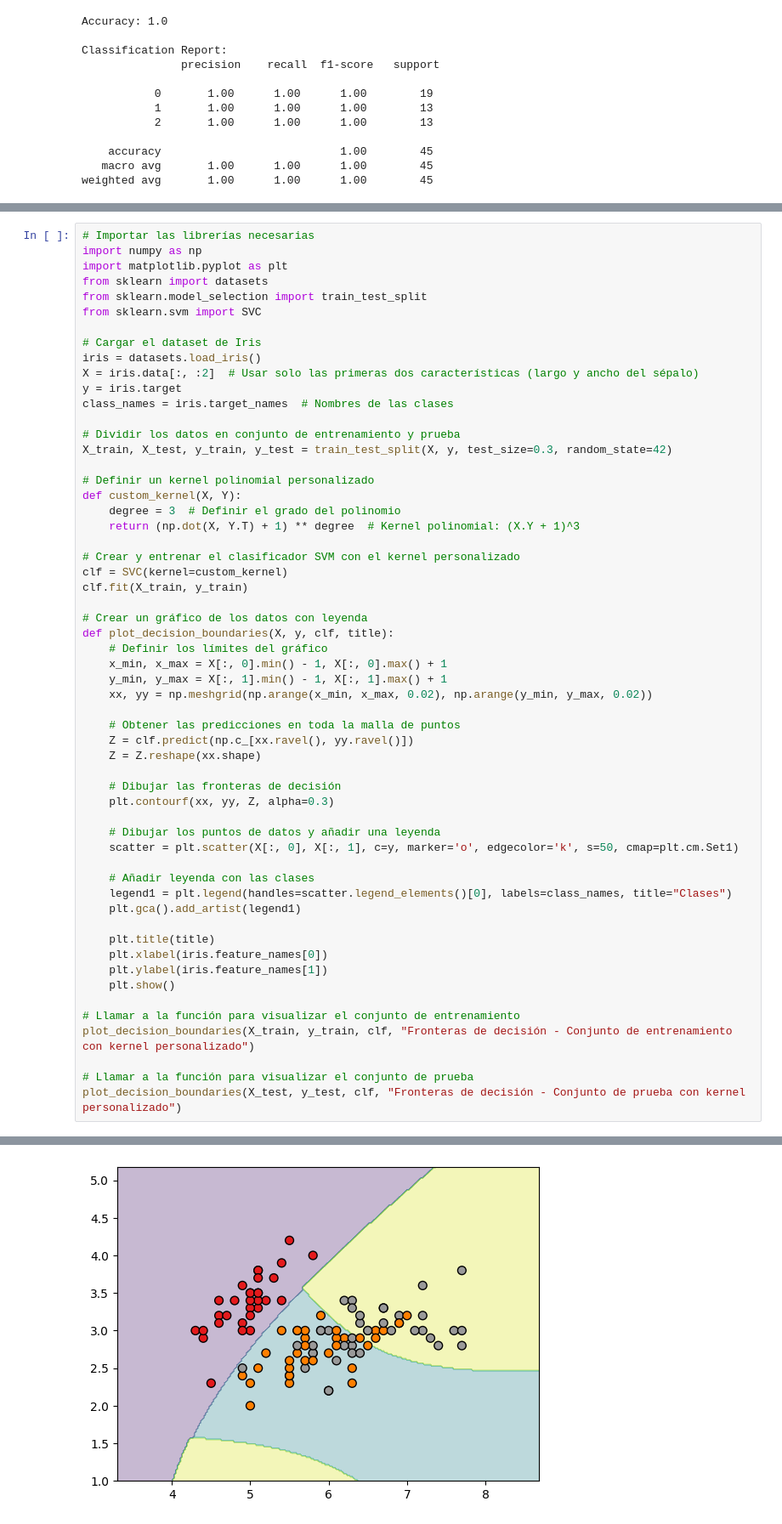
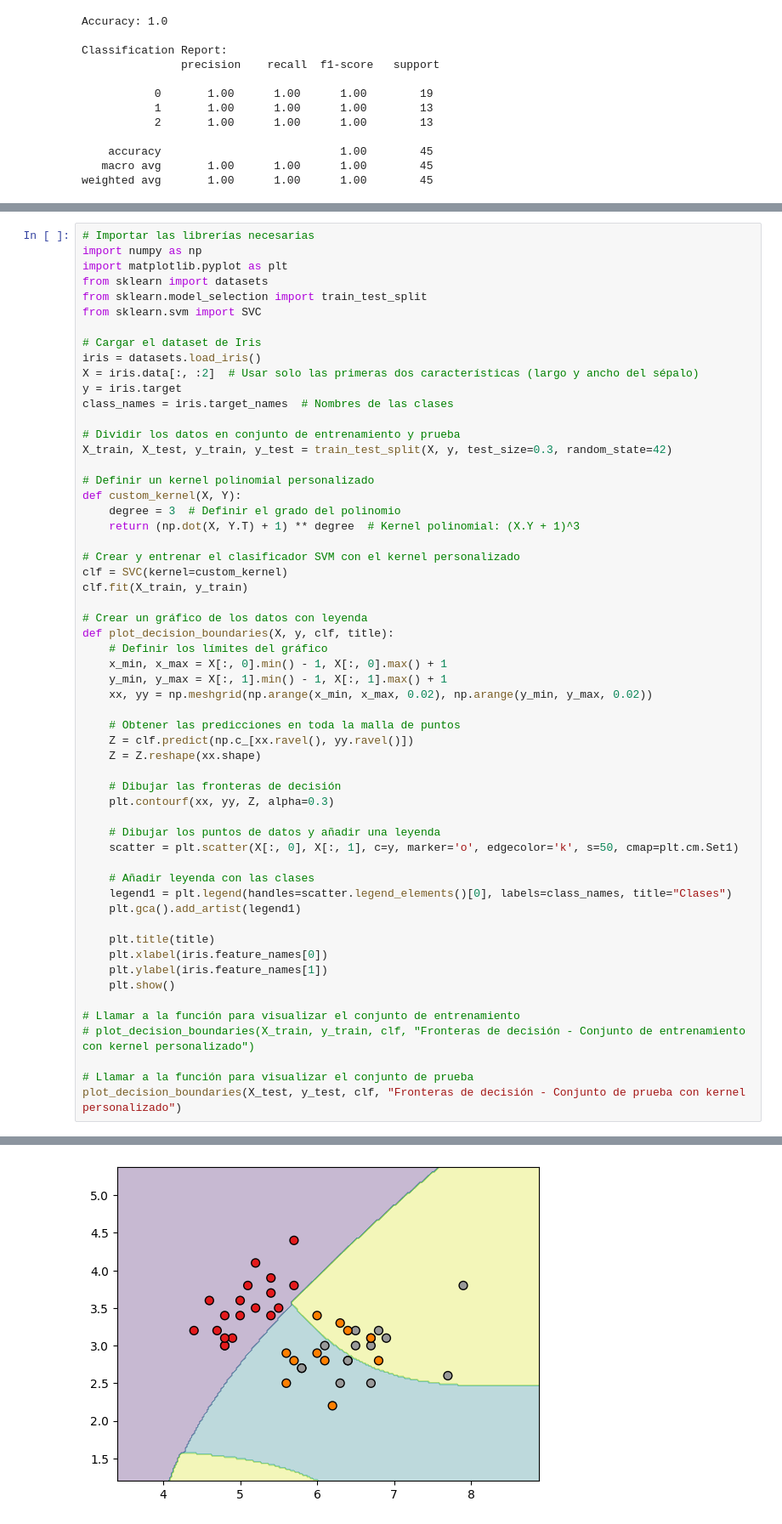
Before and after one commit to Alf-caput/qiskit-ufv, a Jupyter notebook: Clase2-SVM.ipynb, the cells around one changed output, grey strips where cells are left out. Shown at 85% size. Drawn from its saved outputs; the diff is of its cells as text.

Commit message:
Add kernel

```diff
--- a/Clase2-SVM.ipynb
+++ b/Clase2-SVM.ipynb
@@ -116,32 +116,32 @@ def plot_decision_boundaries(X, y, clf, title):
     # Definir los límites del gráfico
     x_min, x_max = X[:, 0].min() - 1, X[:, 0].max() + 1
     y_min, y_max = X[:, 1].min() - 1, X[:, 1].max() + 1
     xx, yy = np.meshgrid(np.arange(x_min, x_max, 0.02), np.arange(y_min, y_max, 0.02))
 
     # Obtener las predicciones en toda la malla de puntos
     Z = clf.predict(np.c_[xx.ravel(), yy.ravel()])
     Z = Z.reshape(xx.shape)
 
     # Dibujar las fronteras de decisión
     plt.contourf(xx, yy, Z, alpha=0.3)
 
     # Dibujar los puntos de datos y añadir una leyenda
     scatter = plt.scatter(X[:, 0], X[:, 1], c=y, marker='o', edgecolor='k', s=50, cmap=plt.cm.Set1)
 
     # Añadir leyenda con las clases
     legend1 = plt.legend(handles=scatter.legend_elements()[0], labels=class_names, title="Clases")
     plt.gca().add_artist(legend1)
 
     plt.title(title)
     plt.xlabel(iris.feature_names[0])
     plt.ylabel(iris.feature_names[1])
     plt.show()
 
 # Llamar a la función para visualizar el conjunto de entrenamiento
-plot_decision_boundaries(X_train, y_train, clf, "Fronteras de decisión - Conjunto de entrenamiento con kernel personalizado")
+# plot_decision_boundaries(X_train, y_train, clf, "Fronteras de decisión - Conjunto de entrenamiento con kernel personalizado")
 
 # Llamar a la función para visualizar el conjunto de prueba
 plot_decision_boundaries(X_test, y_test, clf, "Fronteras de decisión - Conjunto de prueba con kernel personalizado")
 # %% [output]
 ValueError: The truth value of an array with more than one element is ambiguous. Use a.any() or a.all()
-[figure, old version]
+[figure, new version]
```
Also changed, not shown: parts of 4 cells of this notebook.
